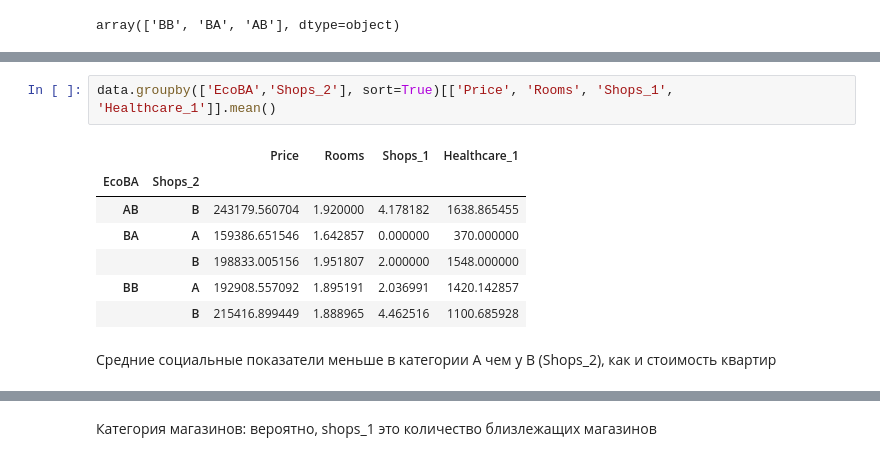
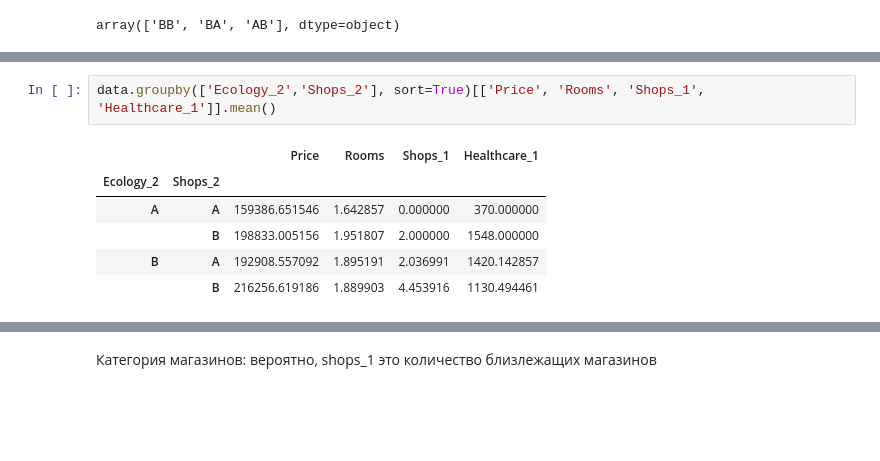
Before and after one commit to Selen34/pds, a Jupyter notebook: project_pds.ipynb, the cells around one changed output, grey strips where cells are left out. Saved outputs shown, nothing was run; the diff lists cells and outputs as text; blank space fills up the shorter version.

```diff
--- a/project_pds.ipynb
+++ b/project_pds.ipynb
@@ -132,12 +129,9 @@ data.groupby(['EcoBA',], sort=True)[['Healthcare_1']].mean()
 # %%
-data.groupby(['EcoBA','Shops_2'], sort=True)[['Price', 'Rooms', 'Shops_1', 'Healthcare_1']].mean()
+data.groupby(['Ecology_2','Shops_2'], sort=True)[['Price', 'Rooms', 'Shops_1', 'Healthcare_1']].mean()
 # %% [output]
 |  |  | Price | Rooms | Shops_1 | Healthcare_1 |
-| EcoBA | Shops_2 |  |  |  |  |
-| AB | B | 243179.560704 | 1.920000 | 4.178182 | 1638.865455 |
-| BA | A | 159386.651546 | 1.642857 | 0.000000 | 370.000000 |
+| Ecology_2 | Shops_2 |  |  |  |  |
+| A | A | 159386.651546 | 1.642857 | 0.000000 | 370.000000 |
 |  | B | 198833.005156 | 1.951807 | 2.000000 | 1548.000000 |
-| BB | A | 192908.557092 | 1.895191 | 2.036991 | 1420.142857 |
-|  | B | 215416.899449 | 1.888965 | 4.462516 | 1100.685928 |
+| B | A | 192908.557092 | 1.895191 | 2.036991 | 1420.142857 |
+|  | B | 216256.619186 | 1.889903 | 4.453916 | 1130.494461 |
-# %% [markdown]
-Средние социальные показатели меньше в категории A чем у B (Shops_2), как и стоимость квартир
```
Also changed, not shown: parts of 70 cells of this notebook, 3 other files.
